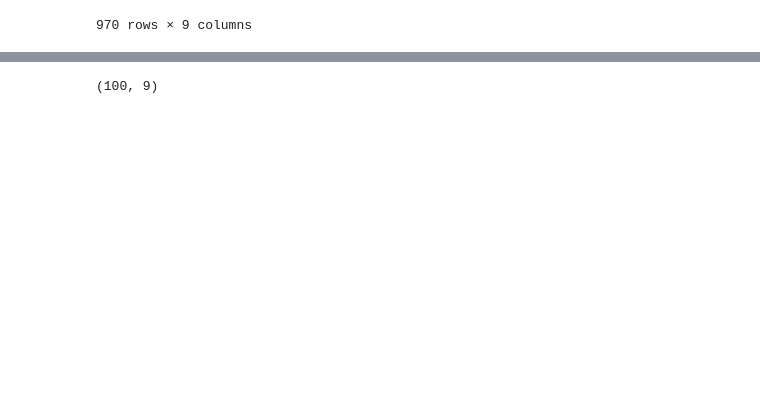
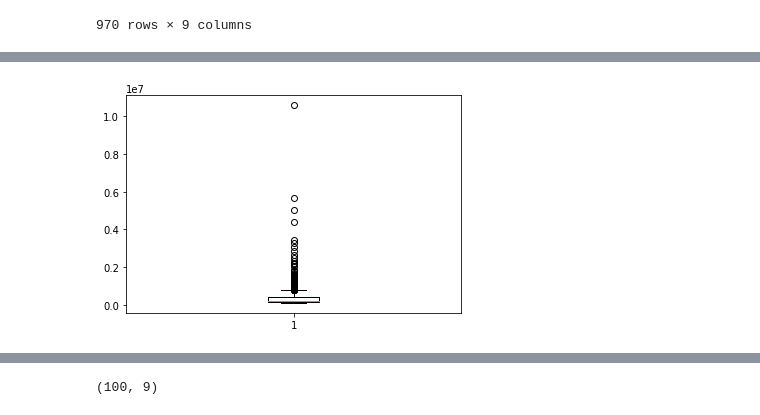
Before and after one commit to Pankaj-gh/Rice-Project-1-G11, a Jupyter notebook: main_script.ipynb, the cells around one changed output, grey strips where cells are left out. Saved outputs shown, nothing was run; the diff lists cells and outputs as text; code cells hidden in the pictures; blank space fills up the shorter version.

```diff
--- a/main_script.ipynb
+++ b/main_script.ipynb
@@ -420,3 +436,7 @@ k100.head()
+# %%
+plt.boxplot(k100['Population']);
+# %% [output]
+[figure, added]
 # %%
 ktop100=k100.head(100)
 # %%
```
Also changed, not shown: parts of 5 cells of this notebook.
